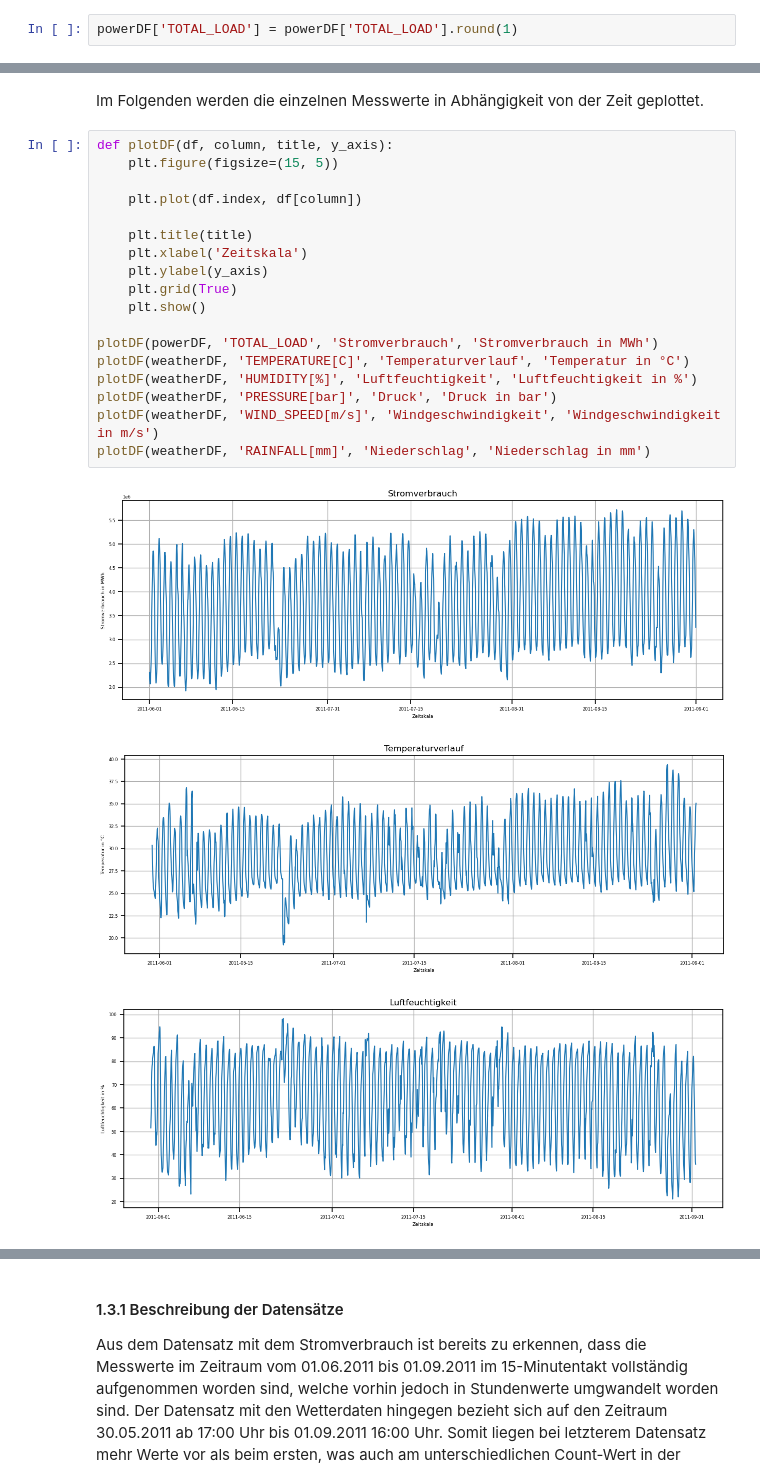
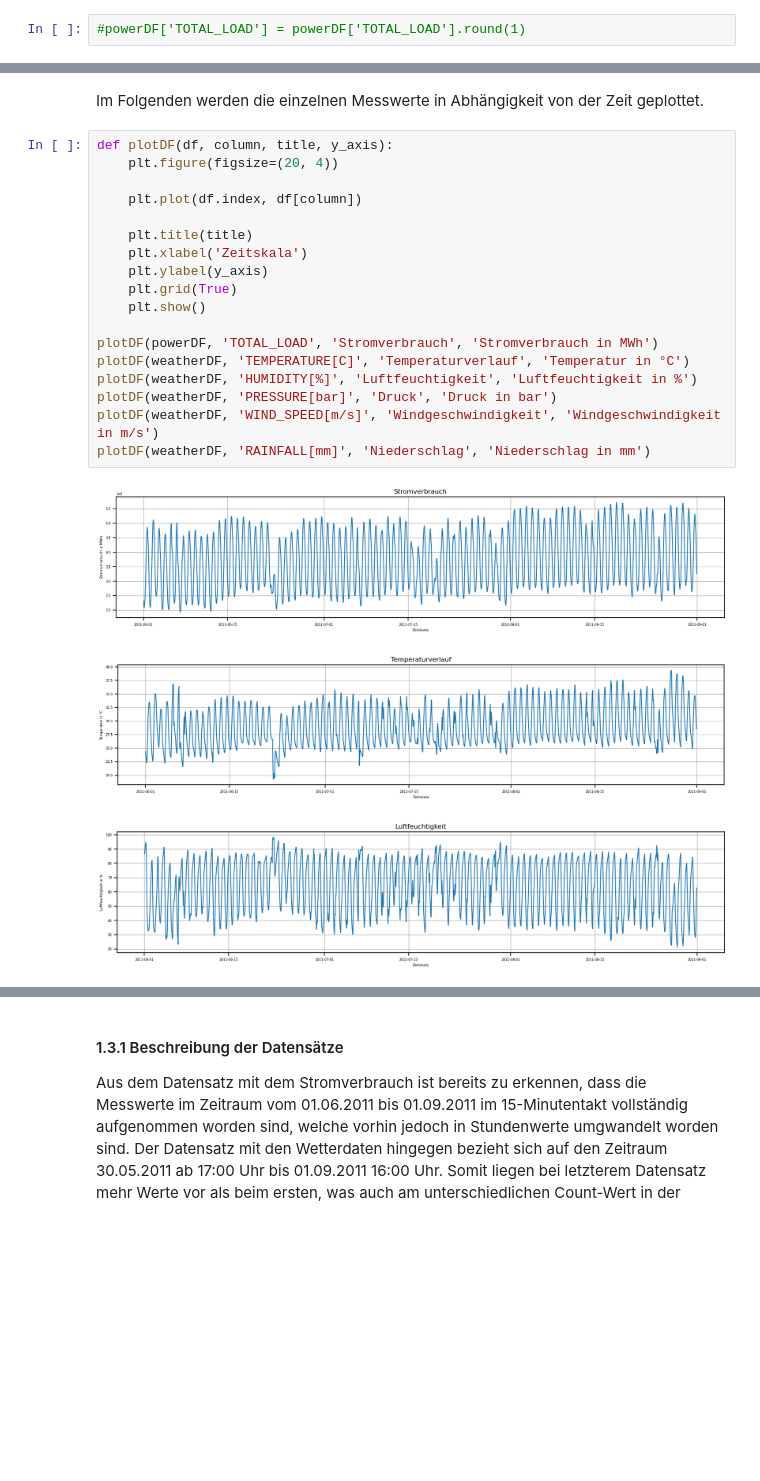
Before and after one commit to kathi-0815/ZRH_Project, a Jupyter notebook: project.ipynb, the cells around one changed output, grey strips where cells are left out. Cells and saved outputs as stored; diff of their text form; blank space fills up the shorter version.

```diff
--- a/project.ipynb
+++ b/project.ipynb
@@ -118,7 +123,7 @@ powerDF = powerDF.resample('h').agg({
 # %% [markdown]
 <span style="color:red">Die Einträge von powerDF haben aktuell fünf Nachkommastellen. ....</span>
 # %%
-powerDF['TOTAL_LOAD'] = powerDF['TOTAL_LOAD'].round(1)
+#powerDF['TOTAL_LOAD'] = powerDF['TOTAL_LOAD'].round(1)
 # %% [markdown]
 ### 1.2.4 Spezielle Überarbeitung weatherDF
 Da in Deutschland bei Temperaturmessungen die Einheit Celsius gängiger ist als Fahrenheit, wird im Folgenden die Spalte "TEMPERATURE[F]" umgwandelt. Ebenso wird bar als Einheit für den Druck verwendet.
@@ -199,23 +204,23 @@ weatherDF.describe()
 Im Folgenden werden die einzelnen Messwerte in Abhängigkeit von der Zeit geplottet.
 # %%
 def plotDF(df, column, title, y_axis):
-    plt.figure(figsize=(15, 5))
+    plt.figure(figsize=(20, 4))
 
     plt.plot(df.index, df[column])
 
     plt.title(title)
     plt.xlabel('Zeitskala')
     plt.ylabel(y_axis)
     plt.grid(True)
     plt.show()
 
 plotDF(powerDF, 'TOTAL_LOAD', 'Stromverbrauch', 'Stromverbrauch in MWh')
 plotDF(weatherDF, 'TEMPERATURE[C]', 'Temperaturverlauf', 'Temperatur in °C')
 plotDF(weatherDF, 'HUMIDITY[%]', 'Luftfeuchtigkeit', 'Luftfeuchtigkeit in %')
 plotDF(weatherDF, 'PRESSURE[bar]', 'Druck', 'Druck in bar')
 plotDF(weatherDF, 'WIND_SPEED[m/s]', 'Windgeschwindigkeit', 'Windgeschwindigkeit in m/s')
 plotDF(weatherDF, 'RAINFALL[mm]', 'Niederschlag', 'Niederschlag in mm')
 # %% [output]
-[figure, old version]
+[figure, new version]
-[figure, old version]
+[figure, new version]
-[figure, old version]
+[figure, new version]
```
Also changed, not shown: parts of 18 cells of this notebook.
